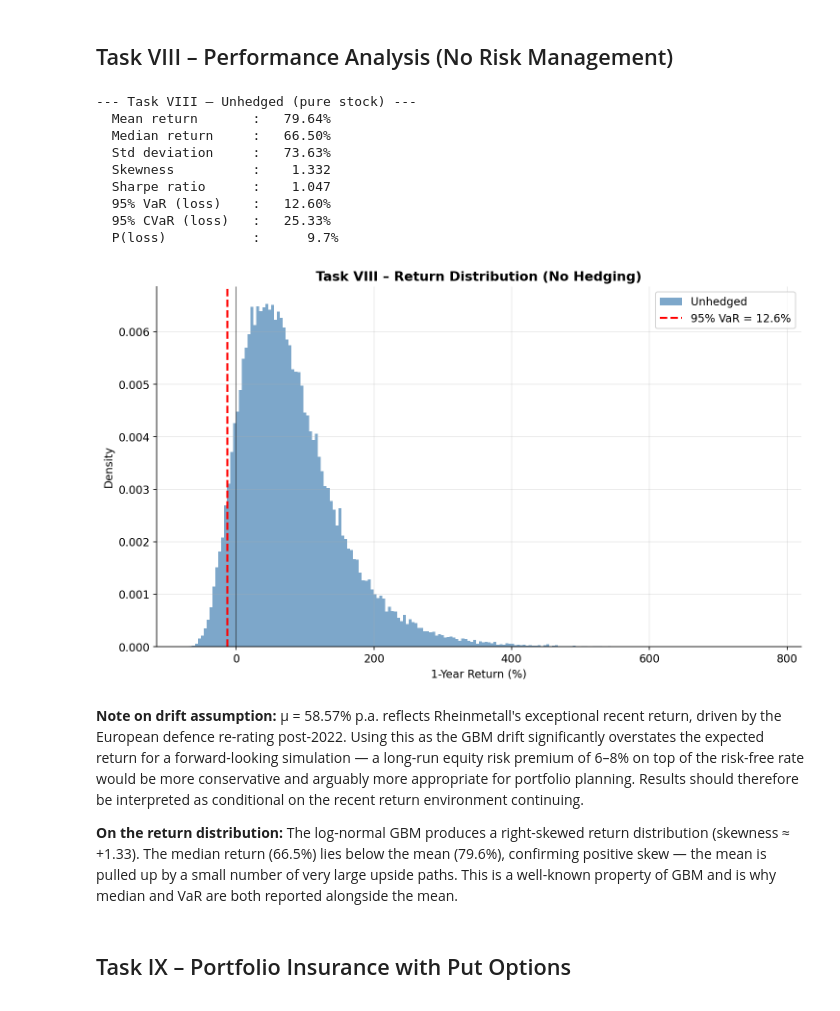
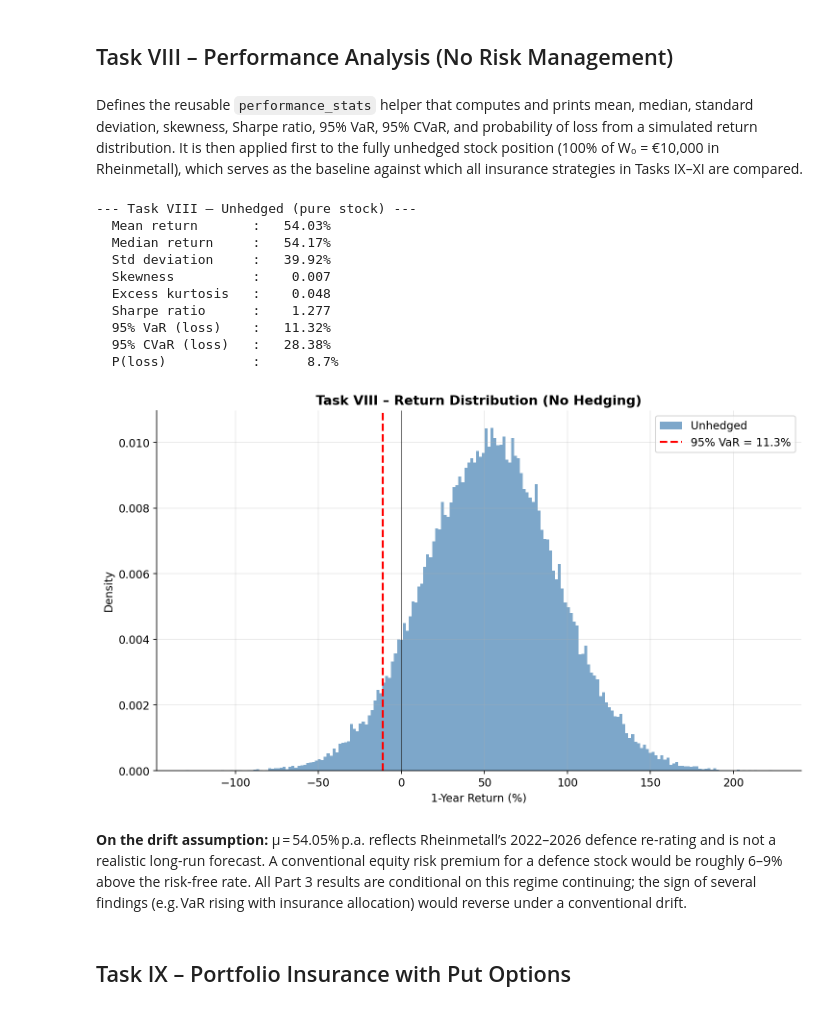
Before and after one commit to daan1shh/Continuous-Time-Derivative-Pricing, a Jupyter notebook: B401_Assignment_2026.ipynb, the cells around one changed output. Saved outputs shown, nothing was run; the diff lists cells and outputs as text; code cells hidden in the pictures.

```diff
--- a/B401_Assignment_2026.ipynb
+++ b/B401_Assignment_2026.ipynb
@@ -22,15 +24,9 @@ from scipy.optimize import brentq
 import yfinance as yf
 import matplotlib.pyplot as plt
 
-plt.rcParams.update({
-    'figure.dpi': 150,
-    'axes.spines.top': False,
-    'axes.spines.right': False,
-    'axes.grid': True,
-    'grid.alpha': 0.3,
-    'font.size': 11
-})
+plt.rcParams.update({'figure.dpi': 150,'axes.spines.top': False, 'axes.spines.right': False,'axes.grid': True,'grid.alpha': 0.3,'font.size': 11})
 
+TICKER = 'RHM.DE'  # Rheinmetall AG on XETRA
 print('All packages loaded successfully.')
 # %% [output]
 All packages loaded successfully.
@@ -1008,7 +1227,7 @@ N_STEPS  = 252
 N_PATHS  = 50_000
 S0_mc    = float(prices.iloc[-1])
 mu_hist  = float(log_returns.mean() * 252)
-sigma_mc = float(log_returns.std() * np.sqrt(252))
+sigma_mc = SIGMA_HIST                         # full-sample historical std dev (matches 1y VaR horizon)
 
 print('Monte Carlo Setup:')
 print(f'  S0       = EUR {S0_mc:.2f}')
@@ -1022,7 +1241,7 @@ dt_mc = T_star / N_STEPS
 np.random.seed(2026)
 
 Z          = np.random.standard_normal((N_PATHS, N_STEPS))
-increments = (mu_hist - 0.5 * sigma_mc**2) * dt_mc + sigma_mc * np.sqrt(dt_mc) * Z
+increments = mu_hist * dt_mc + sigma_mc * np.sqrt(dt_mc) * Z
 log_paths  = np.cumsum(increments, axis=1)
 S_paths    = S0_mc * np.exp(np.hstack([np.zeros((N_PATHS, 1)), log_paths]))
 S_terminal = S_paths[:, -1]
@@ -1041,7 +1266,9 @@ Terminal price range: 366.3 – 11780.5
 # %% [markdown]
 ## Task VIII – Performance Analysis (No Risk Management)
+# %% [markdown]
+Defines the reusable `performance_stats` helper that computes and prints mean, median, standard deviation, skewness, Sharpe ratio, 95% VaR, 95% CVaR, and probability of loss from a simulated return distribution. It is then applied first to the fully unhedged stock position (100% of W₀ = €10,000 in Rheinmetall), which serves as the baseline against which all insurance strategies in Tasks IX–XI are compared.
 # %%
-from scipy.stats import skew as _skew
+from scipy.stats import skew as _skew, kurtosis as _kurt
 
 def performance_stats(returns, label=''):
     """Print and return key performance and risk measures."""
@@ -1049,6 +1276,7 @@ def performance_stats(returns, label=''):
     med_r    = np.median(returns)
     std_r    = np.std(returns)
     skewness = _skew(returns)
+    kurt     = _kurt(returns, fisher=True)   # excess kurtosis (0 = normal)
     sharpe   = (mean_r - RISK_FREE) / std_r if std_r > 0 else np.nan
     var95    = np.percentile(returns, 5)          # 5th pct = 95% VaR
     cvar95   = np.mean(returns[returns <= var95])
@@ -1059,56 +1287,47 @@ def performance_stats(returns, label=''):
     print(f'  Mean return       : {mean_r:>8.2%}')
     print(f'  Median return     : {med_r:>8.2%}')
     print(f'  Std deviation     : {std_r:>8.2%}')
     print(f'  Skewness          : {skewness:>8.3f}')
+    print(f'  Excess kurtosis   : {kurt:>8.3f}')
     print(f'  Sharpe ratio      : {sharpe:>8.3f}')
     print(f'  95% VaR (loss)    : {-var95:>8.2%}')
     print(f'  95% CVaR (loss)   : {-cvar95:>8.2%}')
     print(f'  P(loss)           : {p_loss:>8.1f}%')
     print()
     return {'mean': mean_r, 'std': std_r, 'sharpe': sharpe,
             'var95': var95, 'cvar95': cvar95, 'p_loss': p_loss,
-            'skewness': skewness}
+            'skewness': skewness, 'kurtosis': kurt}
 
 
-returns_unhedged = S_terminal / S0_mc - 1
+returns_unhedged = np.log(S_terminal / S0_mc)
 stats_uh = performance_stats(returns_unhedged, 'Task VIII – Unhedged (pure stock)')
 
 fig, ax = plt.subplots(figsize=(10, 6))
 ax.hist(returns_unhedged * 100, bins=200, density=True,
         color='steelblue', alpha=0.7, label='Unhedged')
 ax.axvline(stats_uh['var95'] * 100, color='red', lw=2, linestyle='--',
            label=f"95% VaR = {-stats_uh['var95']:.1%}")
 ax.axvline(0, color='black', lw=1, alpha=0.5)
 ax.set_xlabel('1-Year Return (%)')
 ax.set_ylabel('Density')
 ax.set_title('Task VIII – Return Distribution (No Hedging)', fontweight='bold')
 ax.legend()
 plt.tight_layout()
 plt.savefig('graphs/mc_unhedged.png', bbox_inches='tight')
 plt.show()
 # %% [output]
 --- Task VIII – Unhedged (pure stock) ---
-  Mean return       :   79.64%
-  Median return     :   66.50%
-  Std deviation     :   73.63%
-  Skewness          :    1.332
-  Sharpe ratio      :    1.047
-  95% VaR (loss)    :   12.60%
-  95% CVaR (loss)   :   25.33%
-  P(loss)           :      9.7%
+  Mean return       :   54.03%
+  Median return     :   54.17%
+  Std deviation     :   39.92%
+  Skewness          :    0.007
+  Excess kurtosis   :    0.048
+  Sharpe ratio      :    1.277
+  95% VaR (loss)    :   11.32%
+  95% CVaR (loss)   :   28.38%
+  P(loss)           :      8.7%
-[figure, old version]
+[figure, new version]
 # %% [markdown]
-**Note on drift assumption:** μ = 58.57% p.a. reflects Rheinmetall's exceptional recent
-return, driven by the European defence re-rating post-2022. Using this as the GBM drift
-significantly overstates the expected return for a forward-looking simulation — a long-run
-equity risk premium of 6–8% on top of the risk-free rate would be more conservative and
-arguably more appropriate for portfolio planning. Results should therefore be interpreted
-as conditional on the recent return environment continuing.
-
-**On the return distribution:** The log-normal GBM produces a right-skewed return
-distribution (skewness ≈ +1.33). The median return (66.5%) lies below the mean (79.6%),
-confirming positive skew — the mean is pulled up by a small number of very large upside
-paths. This is a well-known property of GBM and is why median and VaR are both reported
-alongside the mean.
+**On the drift assumption:** μ = 54.05% p.a. reflects Rheinmetall’s 2022–2026 defence re-rating and is not a realistic long-run forecast. A conventional equity risk premium for a defence stock would be roughly 6–9% above the risk-free rate. All Part 3 results are conditional on this regime continuing; the sign of several findings (e.g. VaR rising with insurance allocation) would reverse under a conventional drift.
 # %% [markdown]
 ## Task IX – Portfolio Insurance with Put Options
```
Also changed, not shown: parts of 69 cells of this notebook, 15 other files.
